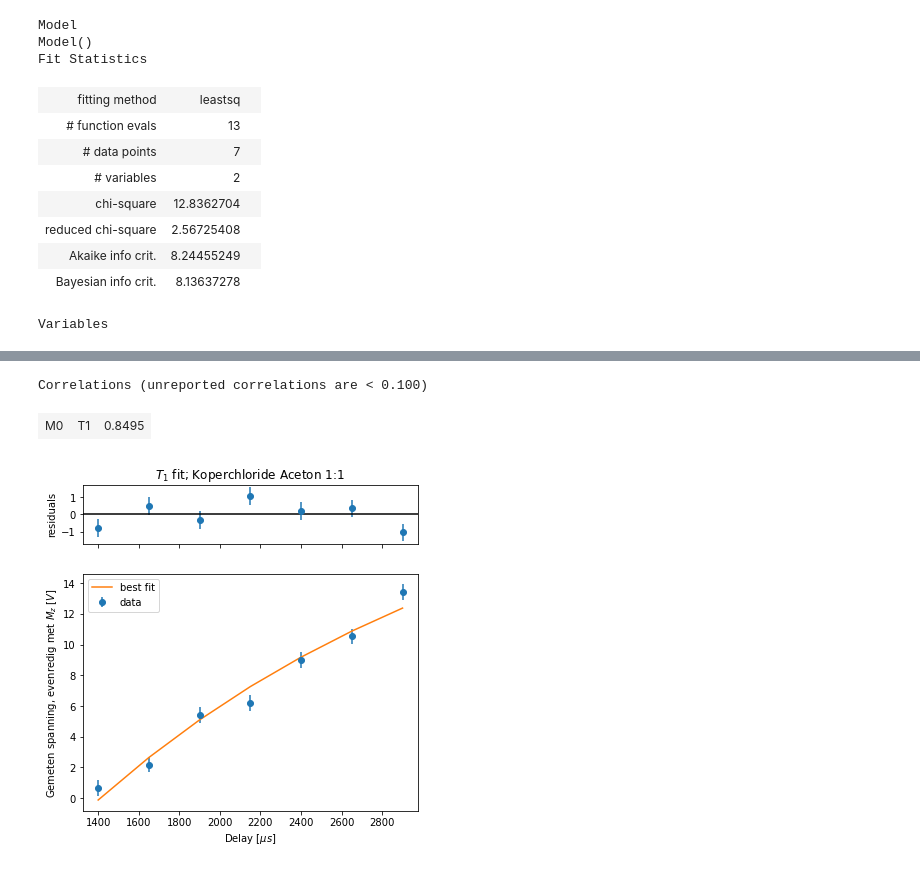
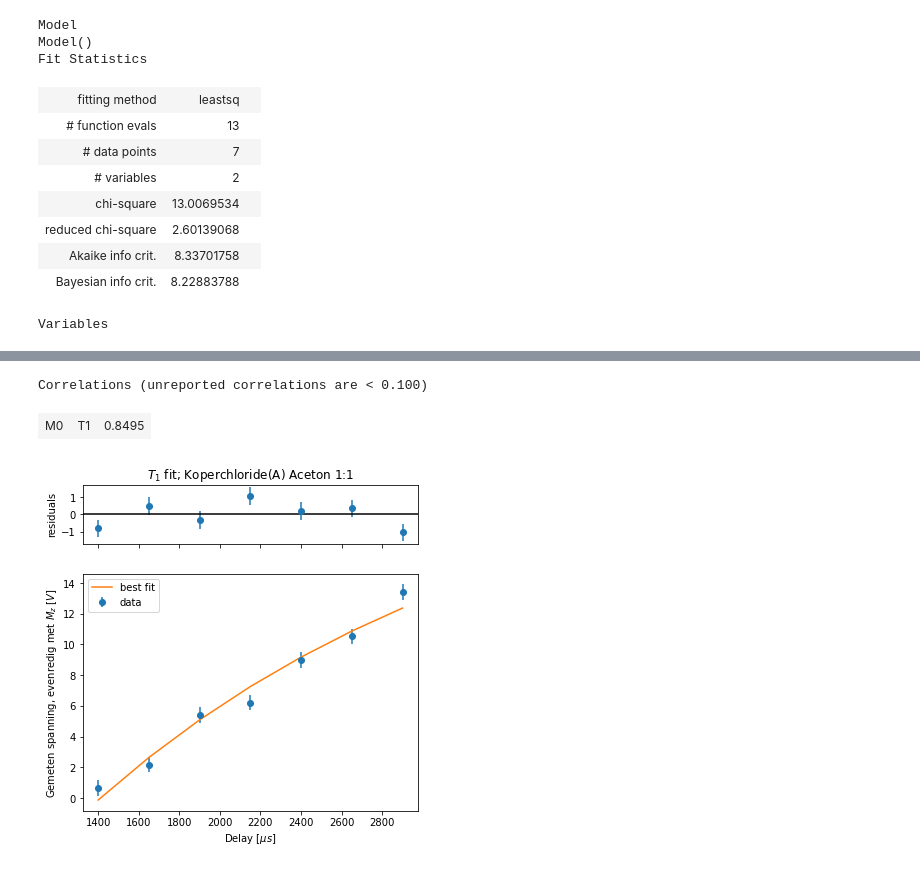
Before and after one commit to everydayanchovies/NMR, a Jupyter notebook: notebooks/nmr_resultaten_T1_max.ipynb, the cells around one changed output, grey strips where cells are left out. Cells and saved outputs as stored; diff of their text form; code cells hidden in the pictures.

```diff
--- a/notebooks/nmr_resultaten_T1_max.ipynb
+++ b/notebooks/nmr_resultaten_T1_max.ipynb
@@ -33,8 +33,8 @@ def process_T1_results(stof, verhouding, trim_tail=0, v=False):
     # De meetpunten in dat gebied zijn weggehaald
     My_delay_pairs = My_delay_pairs[trim_tail:]
 
-    uncertainties = np.array([T_uncertainty_for_stof(stof) for _ in range(len(My_delay_pairs))])
-    uncertainties += T_uncertainty_due_to_noise(v)
+    uncertainties = np.array([0.0 for _ in range(len(My_delay_pairs))])
+    uncertainties += voltage_uncertainty_due_to_noise(v)
     weights = 1 / uncertainties
 
     fit_T1 = model_T1.fit([My for (My, delay) in My_delay_pairs], t=[delay for (My, delay) in My_delay_pairs], M0=M0, T1=1000, weights=weights)
@@ -49,8 +49,8 @@ def process_T1_results(stof, verhouding, trim_tail=0, v=False):
     return fit_T1, pvalue
 # %%
 fit_T1, pvalue = process_T1_results(STOF_KOPERCHLORIDE_ACETOON, "1_1", trim_tail=4)
-
-fit_T1.plot(title=r"$T_1$ fit; Koperchloride Aceton 1:1", xlabel=r"Delay [$\mu s$]", ylabel="Gemeten spanning, evenredig met $M_z$ [$V$]")
+fit_T1.plot(title=r"$T_1$ fit; Koperchloride(A) Aceton 1:1", xlabel=r"Delay [$\mu s$]", ylabel="Gemeten spanning, evenredig met $M_z$ [$V$]")
+plt.savefig("../plots/T1_koperchlorideA_Aceton_1_1.png")
 fit_T1
 # %% [output]
 Model
@@ -60,9 +60,9 @@ Fit Statistics
 | # function evals | 13 |  |
 | # data points | 7 |  |
 | # variables | 2 |  |
-| chi-square | 12.8362704 |  |
-| reduced chi-square | 2.56725408 |  |
-| Akaike info crit. | 8.24455249 |  |
-| Bayesian info crit. | 8.13637278 |  |
+| chi-square | 13.0069534 |  |
+| reduced chi-square | 2.60139068 |  |
+| Akaike info crit. | 8.33701758 |  |
+| Bayesian info crit. | 8.22883788 |  |
 Variables
 | name | value | standard error | relative error | initial value | min | max | vary |
@@ -71,5 +71,5 @@ Variables
 Correlations (unreported correlations are < 0.100)
 | M0 | T1 | 0.8495 |
-[figure, old version]
+[figure, new version]
 # %%
 fit_T1, pvalue = process_T1_results(STOF_KOPERCHLORIDE_A, "1_0")
```
Also changed, not shown: parts of 6 cells of this notebook, 7 other files.
